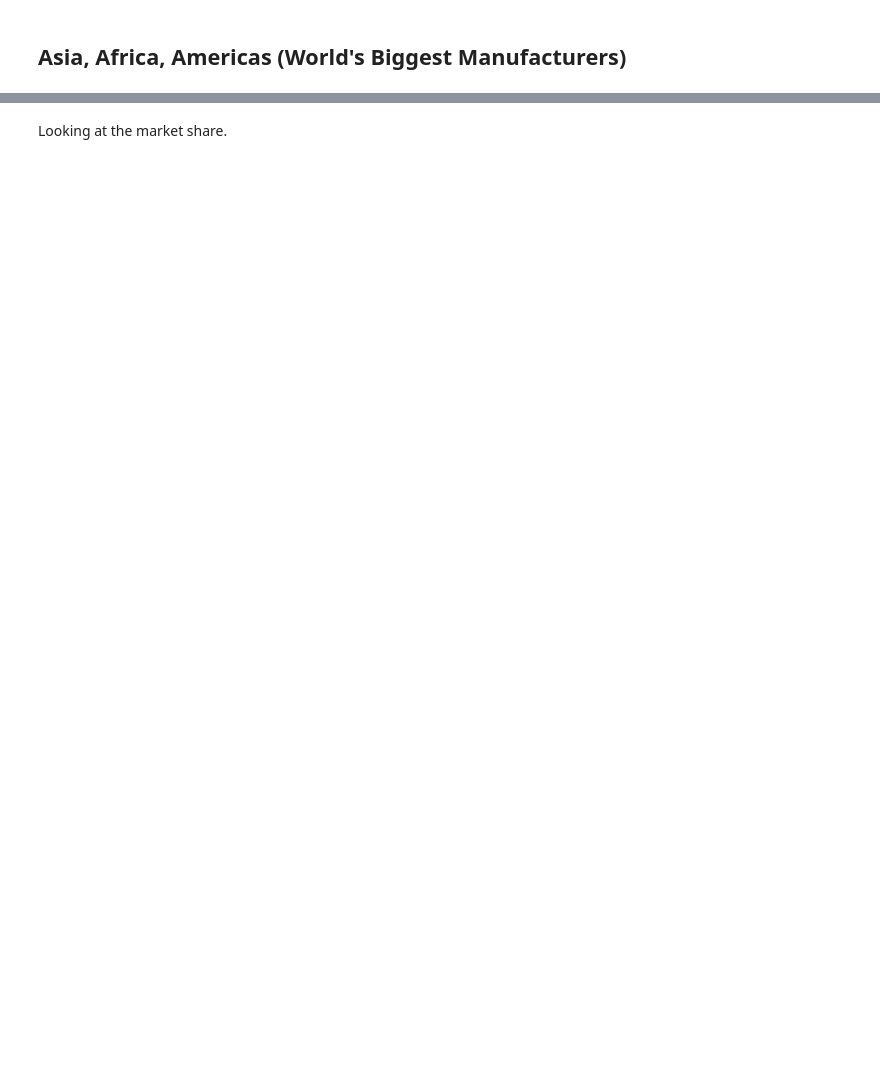
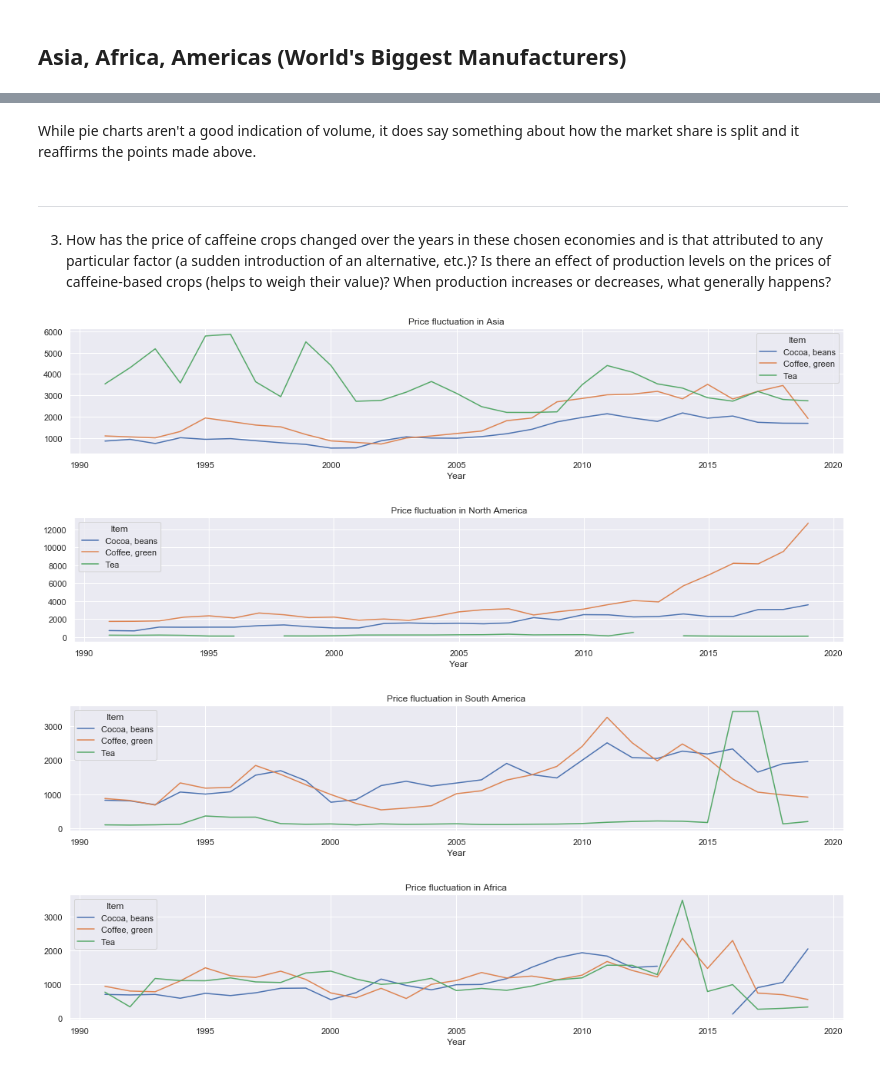
Before and after one commit to sidharrth2002/crops-and-caffeine, a Jupyter notebook: crops.ipynb, the cells around one changed output, grey strips where cells are left out. Saved outputs shown, nothing was run; the diff lists cells and outputs as text; code cells hidden in the pictures; blank space fills up the shorter version.

```diff
--- a/crops.ipynb
+++ b/crops.ipynb
@@ -253,2 +329,17 @@ for continent in biggestManufacturers:
-# %% [markdown]
-Looking at the market share.
+# %% [markdown]
+While pie charts aren't a good indication of volume, it does say something about how the market share is split and it reaffirms the points made above.
+# %% [markdown]
+----------------------------------------------------------------------------------------------------------------------
+# %% [markdown]
+3. How has the price of caffeine crops changed over the years in these chosen economies and is that attributed to any particular factor (a sudden introduction of an alternative, etc.)? Is there an effect of production levels on the prices of caffeine-based crops (helps to weigh their value)? When production increases or decreases, what generally happens?
+# %%
+biggestManufacturers = ['Asia', 'North America', 'South America', 'Africa']
+
+for continent in biggestManufacturers:
+    caffeinePriceRange = caffeinePrices[caffeinePrices['continent'] == continent].set_index('Year')
+    caffeinePriceRange.groupby(['Year','Item'])['Value'].mean().unstack().plot(title=f'Price fluctuation in {continent}')
+# %% [output]
+[figure, added]
+[figure, added]
+[figure, added]
+[figure, added]
```
Also changed, not shown: parts of 16 cells of this notebook, 4 other files.
